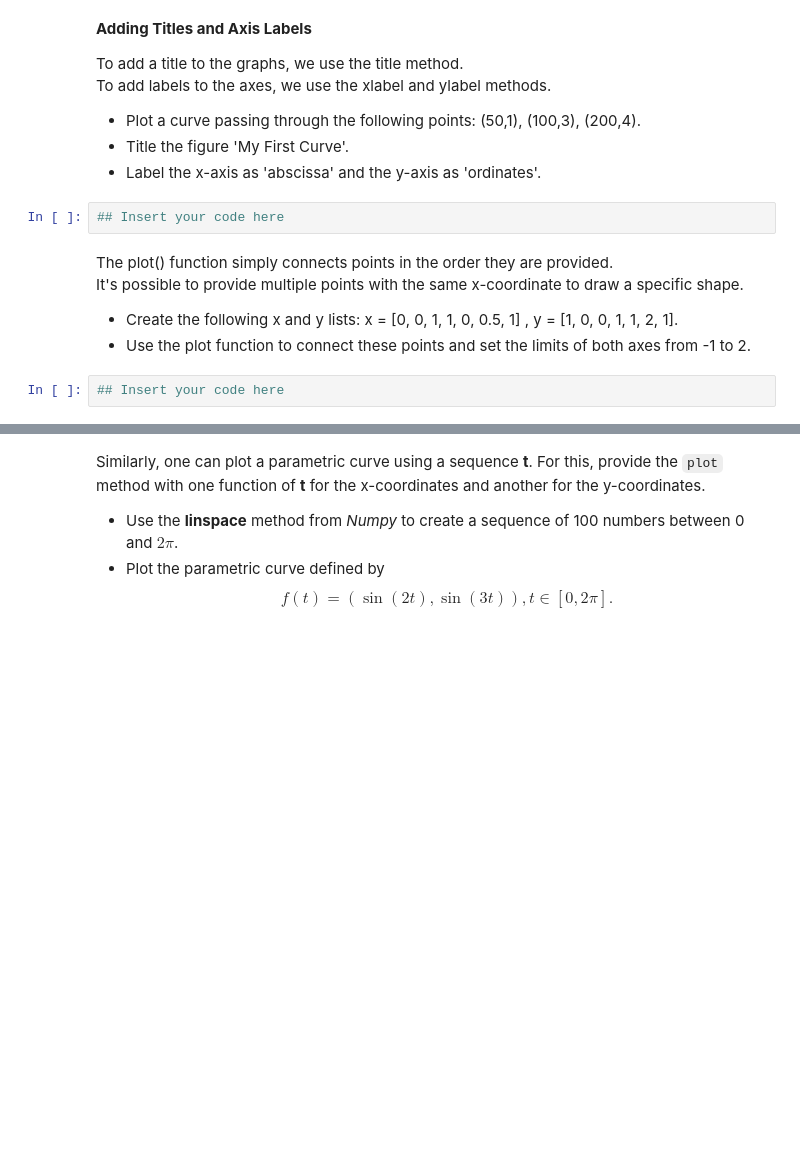
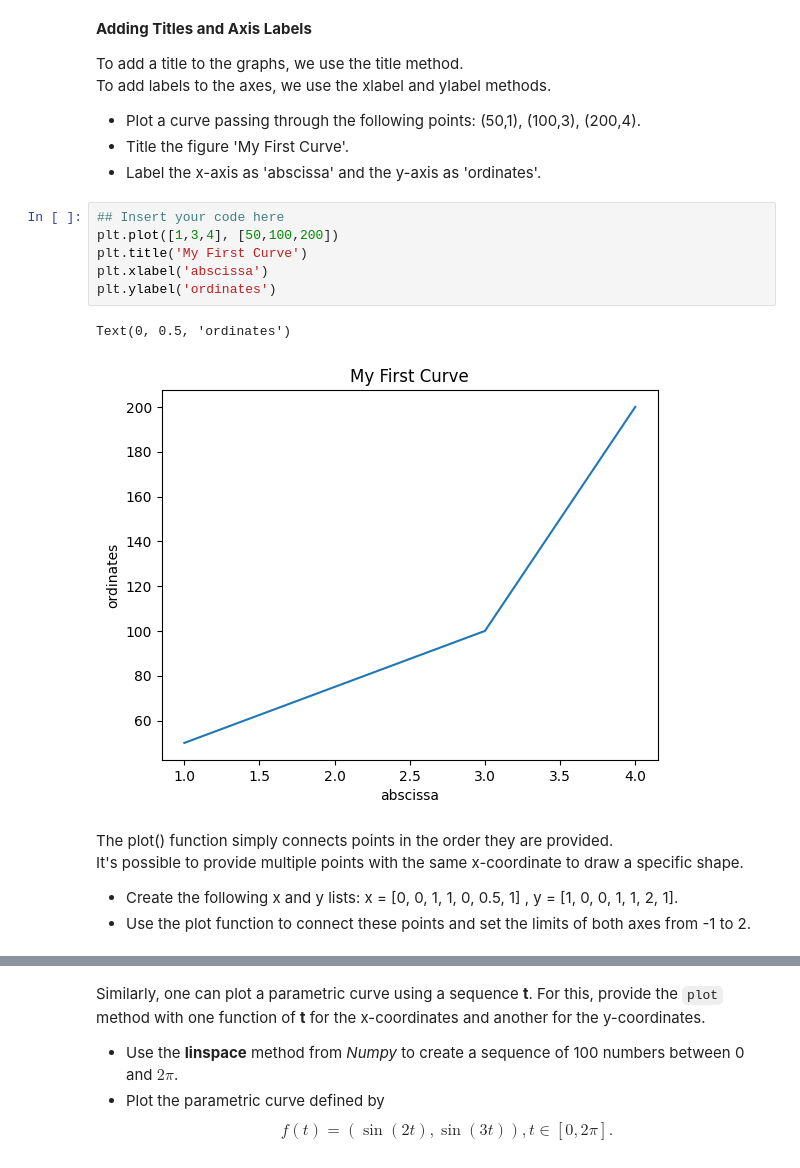
Before and after one commit to RaoulSinde/python-222, a Jupyter notebook: python_session_4.ipynb, the cells around one changed output, grey strips where cells are left out. Cells and saved outputs as stored; diff of their text form; blank space fills up the shorter version.

```diff
--- a/python_session_4.ipynb
+++ b/python_session_4.ipynb
@@ -48,13 +59,18 @@ To add labels to the axes, we use the xlabel and ylabel methods.
 - Plot a curve passing through the following points: (50,1), (100,3), (200,4).
 - Title the figure 'My First Curve'.
 - Label the x-axis as 'abscissa' and the y-axis as 'ordinates'.
-# %%
-## Insert your code here
+# %%
+## Insert your code here
+plt.plot([1,3,4], [50,100,200])
+plt.title('My First Curve')
+plt.xlabel('abscissa')
+plt.ylabel('ordinates')
+# %% [output]
+Text(0, 0.5, 'ordinates')
+[figure, added]
 # %% [markdown]
 The plot() function simply connects points in the order they are provided.
 It's possible to provide multiple points with the same x-coordinate to draw a specific shape.
 
 - Create the following x and y lists: x = [0, 0, 1, 1, 0, 0.5, 1] , y = [1, 0, 0, 1, 1, 2, 1].
 - Use the plot function to connect these points and set the limits of both axes from -1 to 2.
-# %%
-## Insert your code here
```
Also changed, not shown: parts of 6 cells of this notebook.
